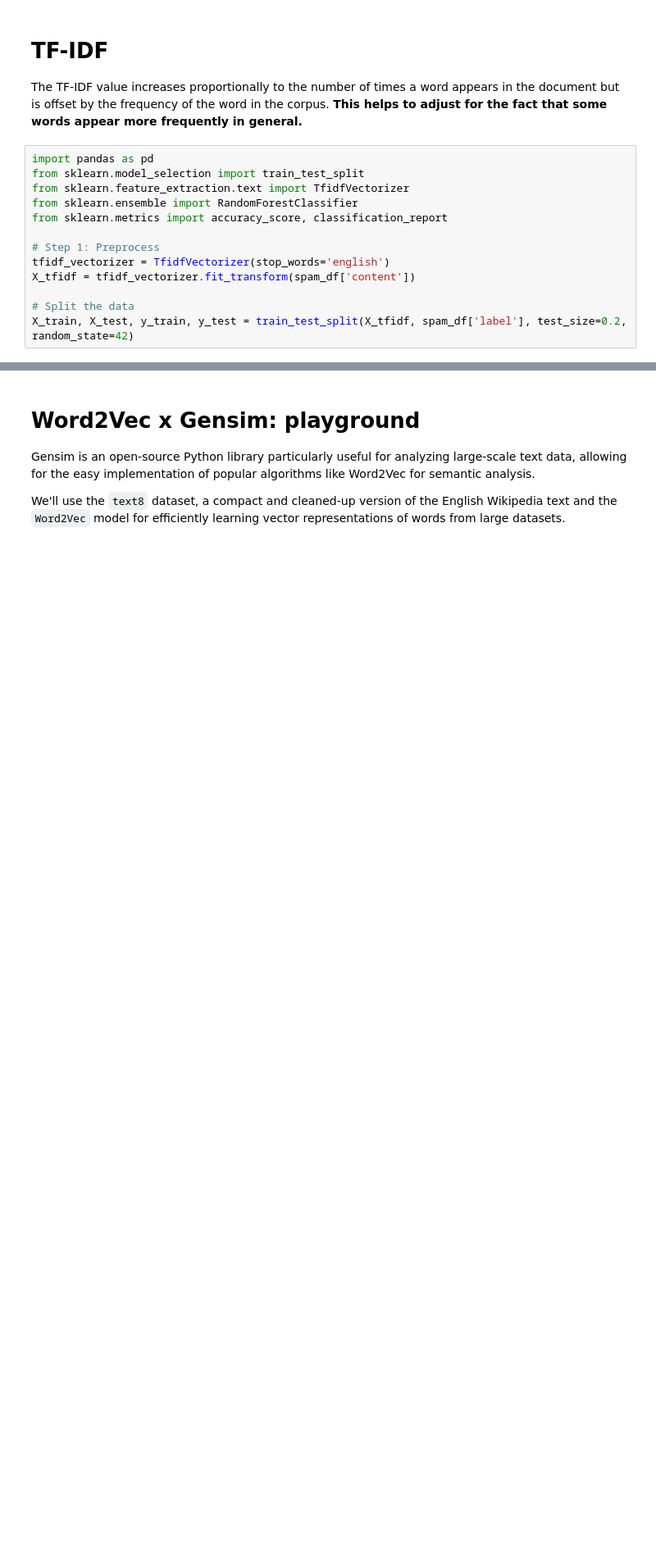
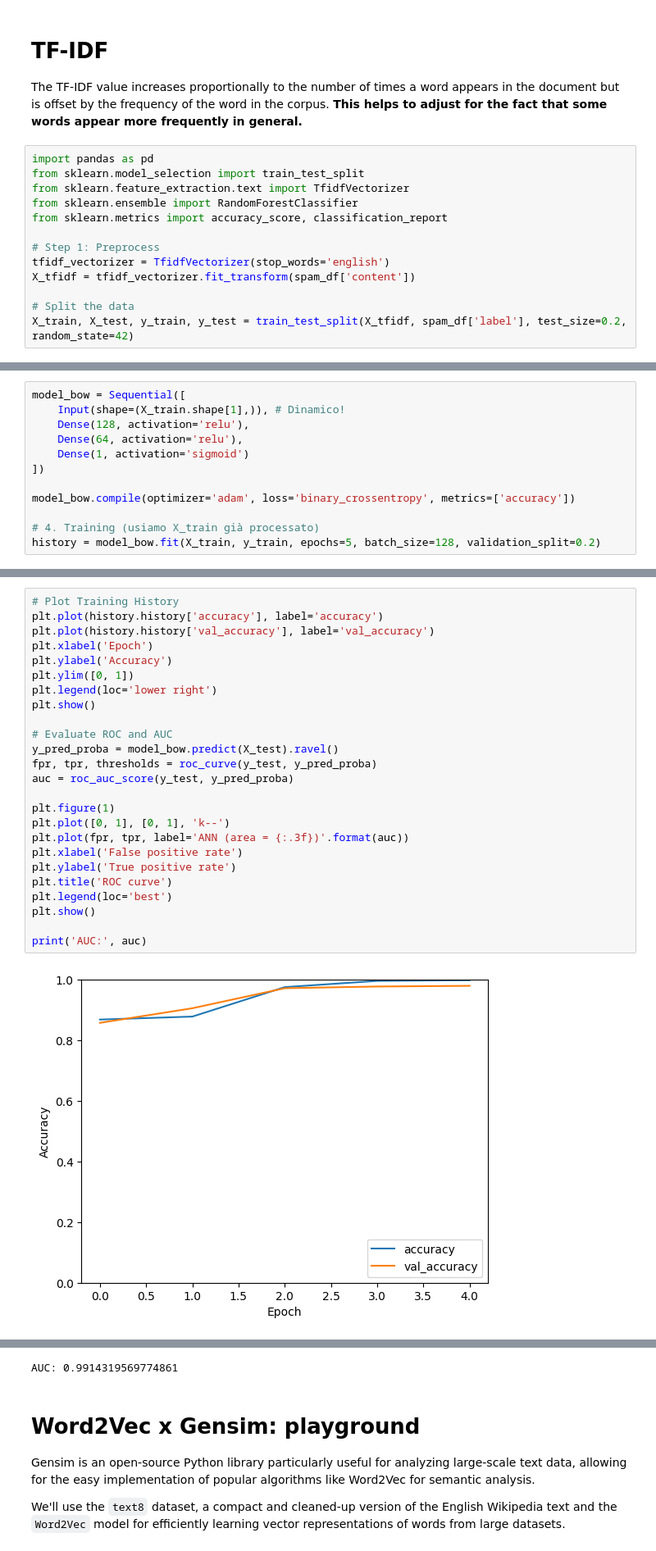
Before and after one commit to simone-cavallaro/Machine-Learning, a Jupyter notebook: Lab 10/Word_embeddings.ipynb, the cells around one changed output, grey strips where cells are left out. Shown at 82% size. Cells and saved outputs as stored; diff of their text form; blank space fills up the shorter version.

```diff
--- a/Lab 10/Word_embeddings.ipynb
+++ b/Lab 10/Word_embeddings.ipynb
@@ -308,0 +316,12 @@ weighted avg       0.98      0.98      0.98      1115
+# %%
+model_bow = Sequential([
+    Input(shape=(X_train.shape[1],)), # Dinamico!
+    Dense(128, activation='relu'),
+    Dense(64, activation='relu'),
+    Dense(1, activation='sigmoid')
+])
+
+model_bow.compile(optimizer='adam', loss='binary_crossentropy', metrics=['accuracy'])
+
+# 4. Training (usiamo X_train già processato)
+history = model_bow.fit(X_train, y_train, epochs=5, batch_size=128, validation_split=0.2)
@@ -308,0 +339,27 @@ weighted avg       0.98      0.98      0.98      1115
+# %%
+# Plot Training History
+plt.plot(history.history['accuracy'], label='accuracy')
+plt.plot(history.history['val_accuracy'], label='val_accuracy')
+plt.xlabel('Epoch')
+plt.ylabel('Accuracy')
+plt.ylim([0, 1])
+plt.legend(loc='lower right')
+plt.show()
+
+# Evaluate ROC and AUC
+y_pred_proba = model_bow.predict(X_test).ravel()
+fpr, tpr, thresholds = roc_curve(y_test, y_pred_proba)
+auc = roc_auc_score(y_test, y_pred_proba)
+
+plt.figure(1)
+plt.plot([0, 1], [0, 1], 'k--')
+plt.plot(fpr, tpr, label='ANN (area = {:.3f})'.format(auc))
+plt.xlabel('False positive rate')
+plt.ylabel('True positive rate')
+plt.title('ROC curve')
+plt.legend(loc='best')
+plt.show()
+
+print('AUC:', auc)
+# %% [output]
+[figure, added]
@@ -309,3 +368,4 @@ weighted avg       0.98      0.98      0.98      1115
+AUC: 0.9914319569774861
 # %% [markdown]
 # Word2Vec x Gensim: playground
 
```
Also changed, not shown: parts of 19 cells of this notebook.
